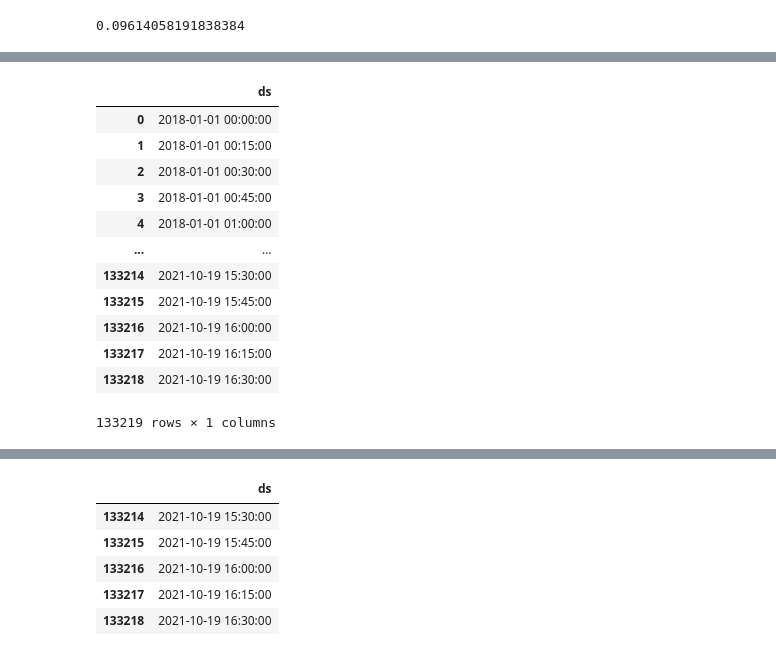
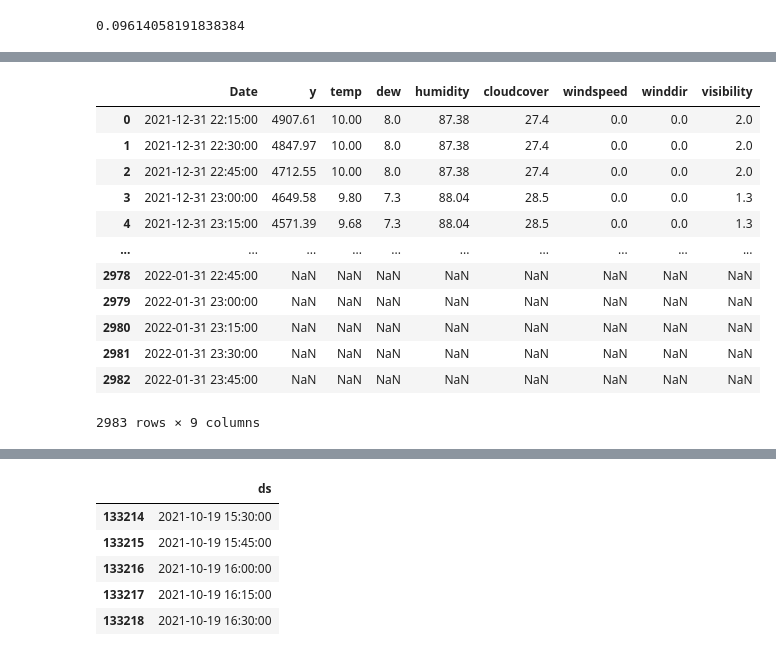
Before and after one commit to manansheel1991/Load_Forecasting_based_on_Weather_Data_and_Calendar_features, a Jupyter notebook: Load Forecasting using Fbprophet/Final Files fbprophet/Updated Correct Partial Data Load Forecasting using Fbprophet (Advanced) Multivariate model.ipynb, the cells around one changed output, grey strips where cells are left out. Cells and saved outputs as stored; diff of their text form; code cells hidden in the pictures.

```diff
--- a/Load Forecasting using Fbprophet/Final Files fbprophet/Updated Correct Partial Data Load Forecasting using Fbprophet (Advanced) Multivariate model.ipynb
+++ b/Load Forecasting using Fbprophet/Final Files fbprophet/Updated Correct Partial Data Load Forecasting using Fbprophet (Advanced) Multivariate model.ipynb
@@ -692,0 +777,16 @@ nrmse
+# %%
+df_added_good
+# %% [output]
+|  | Date | y | temp | dew | humidity | cloudcover | windspeed | winddir | visibility |
+| 0 | 2021-12-31 22:15:00 | 4907.61 | 10.00 | 8.0 | 87.38 | 27.4 | 0.0 | 0.0 | 2.0 |
+| 1 | 2021-12-31 22:30:00 | 4847.97 | 10.00 | 8.0 | 87.38 | 27.4 | 0.0 | 0.0 | 2.0 |
+| 2 | 2021-12-31 22:45:00 | 4712.55 | 10.00 | 8.0 | 87.38 | 27.4 | 0.0 | 0.0 | 2.0 |
+| 3 | 2021-12-31 23:00:00 | 4649.58 | 9.80 | 7.3 | 88.04 | 28.5 | 0.0 | 0.0 | 1.3 |
+| 4 | 2021-12-31 23:15:00 | 4571.39 | 9.68 | 7.3 | 88.04 | 28.5 | 0.0 | 0.0 | 1.3 |
+| ... | ... | ... | ... | ... | ... | ... | ... | ... | ... |
+| 2978 | 2022-01-31 22:45:00 | NaN | NaN | NaN | NaN | NaN | NaN | NaN | NaN |
+| 2979 | 2022-01-31 23:00:00 | NaN | NaN | NaN | NaN | NaN | NaN | NaN | NaN |
+| 2980 | 2022-01-31 23:15:00 | NaN | NaN | NaN | NaN | NaN | NaN | NaN | NaN |
+| 2981 | 2022-01-31 23:30:00 | NaN | NaN | NaN | NaN | NaN | NaN | NaN | NaN |
+| 2982 | 2022-01-31 23:45:00 | NaN | NaN | NaN | NaN | NaN | NaN | NaN | NaN |
+2983 rows × 9 columns
@@ -693,18 +795,2 @@ nrmse
 # %%
 future = saved_mv_model.make_future_dataframe(periods=96*(365), freq='15min')
-# %%
-future
-# %% [output]
-|  | ds |
-| 0 | 2018-01-01 00:00:00 |
-| 1 | 2018-01-01 00:15:00 |
-| 2 | 2018-01-01 00:30:00 |
-| 3 | 2018-01-01 00:45:00 |
-| 4 | 2018-01-01 01:00:00 |
-| ... | ... |
-| 133214 | 2021-10-19 15:30:00 |
-| 133215 | 2021-10-19 15:45:00 |
-| 133216 | 2021-10-19 16:00:00 |
-| 133217 | 2021-10-19 16:15:00 |
-| 133218 | 2021-10-19 16:30:00 |
-133219 rows × 1 columns
```
Also changed, not shown: parts of 71 cells of this notebook, 1 other file.
